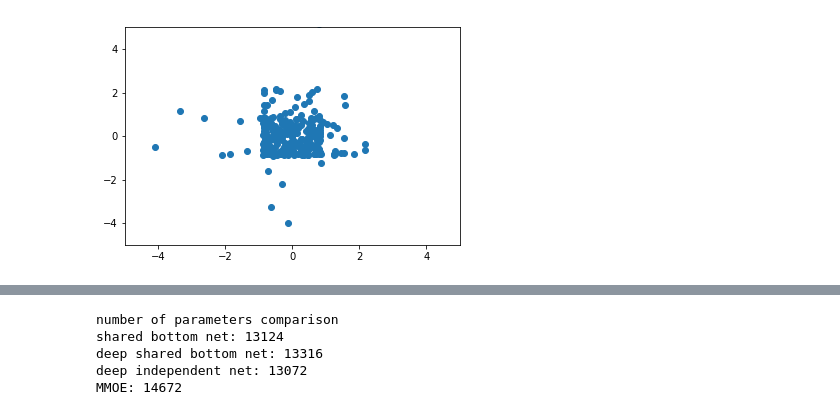
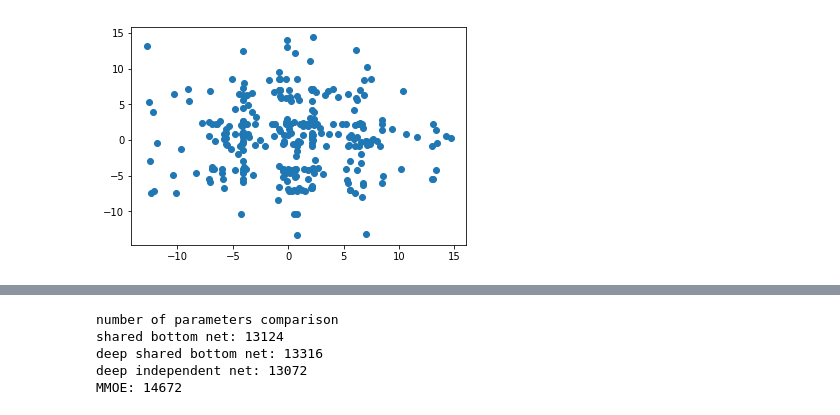
Before and after one commit to nathanwang000/MTL, a Jupyter notebook: MTL.ipynb, the cells around one changed output, grey strips where cells are left out. Saved outputs shown, nothing was run; the diff lists cells and outputs as text; code cells hidden in the pictures.

```diff
--- a/MTL.ipynb
+++ b/MTL.ipynb
@@ -9,34 +9,34 @@ def generate_tasks(p=0.5, d=100, c=1, n=300, alphas=[], betas=[]):
     p: correlation
     n: number of data points
     '''
     assert d >= 2, "at least 2 dimension"
     u1, u2 = np.zeros(d), np.zeros(d)
     u1[0] = 1
     u2[1] = 1
     w1 = c * u1
     w2 = c * (p * u1 + np.sqrt(1-p**2) * u2)
 
     X = []
     Y1 = []
     Y2 = []
     for _ in range(n):
         x = np.random.normal(0, 1, d)
         y1 = w1.dot(x) + np.random.normal(0,0.01)
         y2 = w2.dot(x) + np.random.normal(0,0.01)
         for a, b in zip(alphas, betas):
             y1 += np.sin(a * w1.dot(x) + b)
             y2 += np.sin(a * w2.dot(x) + b)
 
         X.append(x)
         Y1.append(y1)
         Y2.append(y2)
     return np.vstack(X), np.array(Y1), np.array(Y2)
 
-X, Y1, Y2 = generate_tasks(p=0,alphas=[1,2],betas=[3,4])
+X, Y1, Y2 = generate_tasks(p=0,c=1,alphas=[1,2],betas=[3,4])
 
 plt.scatter(Y1, Y2)
-plt.xlim(-5, 5)
-plt.ylim(-5, 5)
+#plt.xlim(-5, 5)
+#plt.ylim(-5, 5)
 plt.show()
 # %% [output]
-[figure, old version]
+[figure, new version]
```
Also changed, not shown: parts of 6 cells of this notebook.
